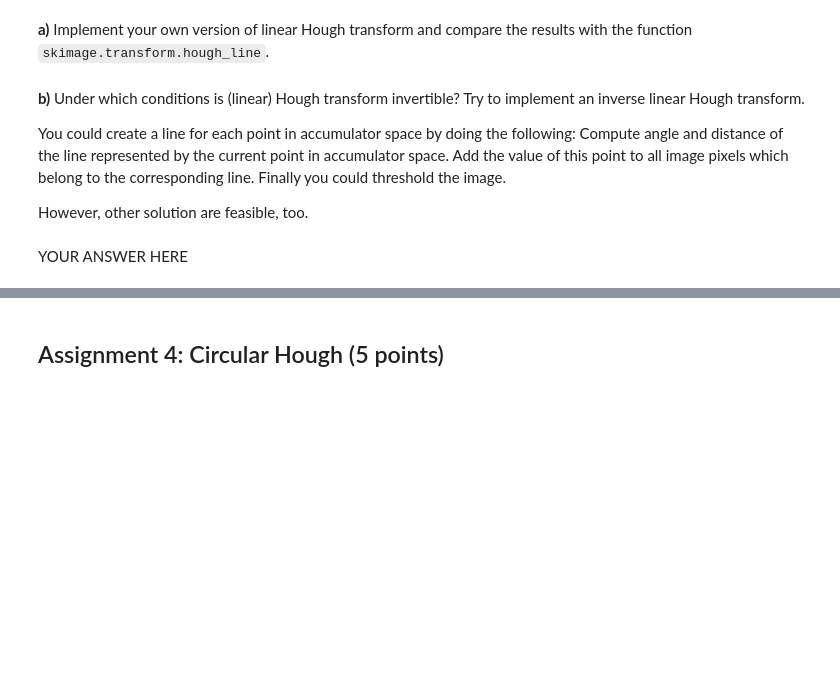
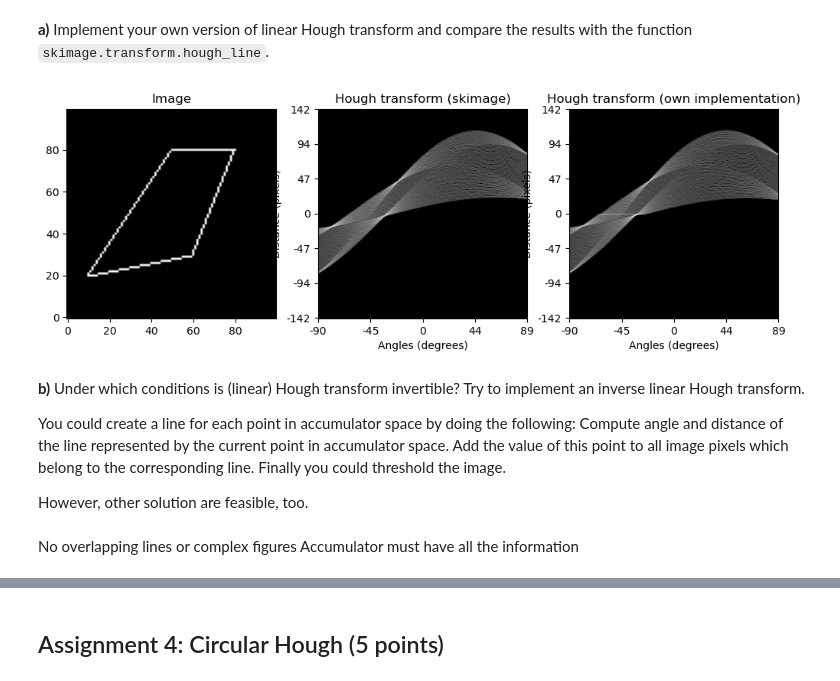
Before and after one commit to shuxton/computer-vision-homework, a Jupyter notebook: Sheet04/sheet04.ipynb, the cells around one changed output, grey strips where cells are left out. Cells and saved outputs as stored; diff of their text form; code cells hidden in the pictures; blank space fills up the shorter version.

```diff
--- a/Sheet04/sheet04.ipynb
+++ b/Sheet04/sheet04.ipynb
@@ -320,17 +339,19 @@ import warnings
 warnings.filterwarnings('ignore')
 
 def my_hough_line(img, angles=180):
-    """
-    Apply linear Hough transform to the given image.
+    x_axis = np.linspace(-np.pi/2, np.pi/2, angles)
+    diag_len = int(np.sqrt(img.shape[0]**2 + img.shape[1]**2))
+    y_axis = np.linspace(-diag_len, diag_len, 2 * diag_len)
 
-    Args:
-        img (numpy.ndarray): The binary image to transform
-        angles (int): The number of angles to consider.
-    Result:
-        accumulator (numpy.ndarray): The accumulator space.
-    """
-    # YOUR CODE HERE
-    raise NotImplementedError()
+    accumulator = np.zeros((len(y_axis), len(x_axis)), dtype=np.int32)
+
+    edge_points = np.argwhere(img > 0)
+
+    for y, x in edge_points:
+        for angle_idx, angle in enumerate(x_axis):
+            r = int(x * np.cos(angle) + y * np.sin(angle))
+            r_idx = np.argmin(np.abs(y_axis - r))
+            accumulator[r_idx, angle_idx] += 1
     return accumulator
 
 
@@ -346,36 +367,38 @@ fig, [ax1, ax2, ax3] = plt.subplots(1,3, figsize=(12,4))
 plt.gray()
 
 # original image
 ax1.set_title('Image');
 ax1.imshow(img, origin = 'lower')
 
 # skimage
 out, angles, d = hough_line(img)
 
 out_resized = resize(out, (out.shape[0], out.shape[0]), anti_aliasing=True, preserve_range=True)
 ax2.set_title('Hough transform (skimage)');
 ax2.set_xlabel('Angles (degrees)')
 ax2.set_ylabel('Distance (pixels)')
 ax2.imshow(np.log(1 + out_resized), origin = 'lower', cmap='gray')
 ax2.set_yticks(np.linspace(0, out.shape[0], 7))
 ax2.set_yticklabels((-1 * np.linspace(d[-1], d[0], 7)).astype(int))
 ax2.set_xticks(np.linspace(0, out.shape[0], 5))
 ax2.set_xticklabels(np.linspace(np.rad2deg(angles[0]), np.rad2deg(angles[-1]), 5).astype(int))
 
 # own implementation
 my_out = my_hough_line(img)
 
-my_out_resized = resize(out, (out.shape[0], out.shape[0]), anti_aliasing=True, preserve_range=True)
+my_out_resized = resize(my_out, (my_out.shape[0], my_out.shape[0]), anti_aliasing=True, preserve_range=True)
 ax3.set_title('Hough transform (own implementation)');
 ax3.set_xlabel('Angles (degrees)')
 ax3.set_ylabel('Distance (pixels)')
 ax3.imshow(np.log(1 + my_out_resized), origin = 'lower', cmap='gray')
-ax3.set_yticks(np.linspace(0, out.shape[0], 7))
+ax3.set_yticks(np.linspace(0, my_out.shape[0], 7))
 ax3.set_yticklabels((-1 * np.linspace(d[-1], d[0], 7)).astype(int))
-ax3.set_xticks(np.linspace(0, out.shape[0], 5))
+ax3.set_xticks(np.linspace(0, my_out.shape[0], 5))
 ax3.set_xticklabels(np.linspace(np.rad2deg(angles[0]), np.rad2deg(angles[-1]), 5).astype(int))
 
 plt.show()
+# %% [output]
+[figure, added]
 # %% [markdown]
 **b)** Under which conditions is (linear) Hough transform invertible? Try to implement an inverse linear Hough transform.
 
@@ -383,7 +406,8 @@ You could create a line for each point in accumulator space by doing the followi
 
 However, other solution are feasible, too.
 # %% [markdown]
-YOUR ANSWER HERE
+No overlapping lines or complex figures
+Accumulator must have all the information
 # %%
 %matplotlib ipympl
 from skimage.transform import hough_line
```
Also changed, not shown: parts of 8 cells of this notebook.
